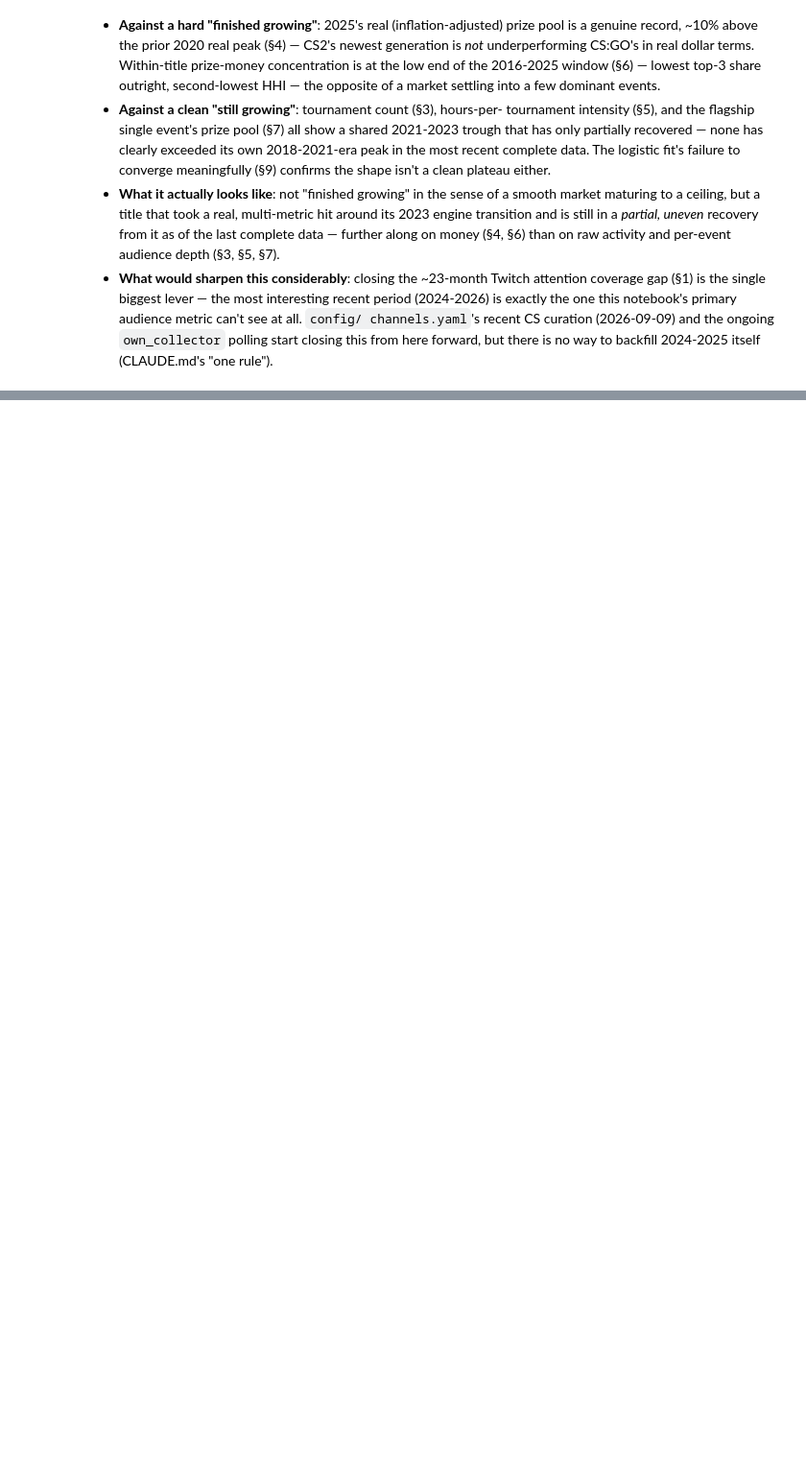
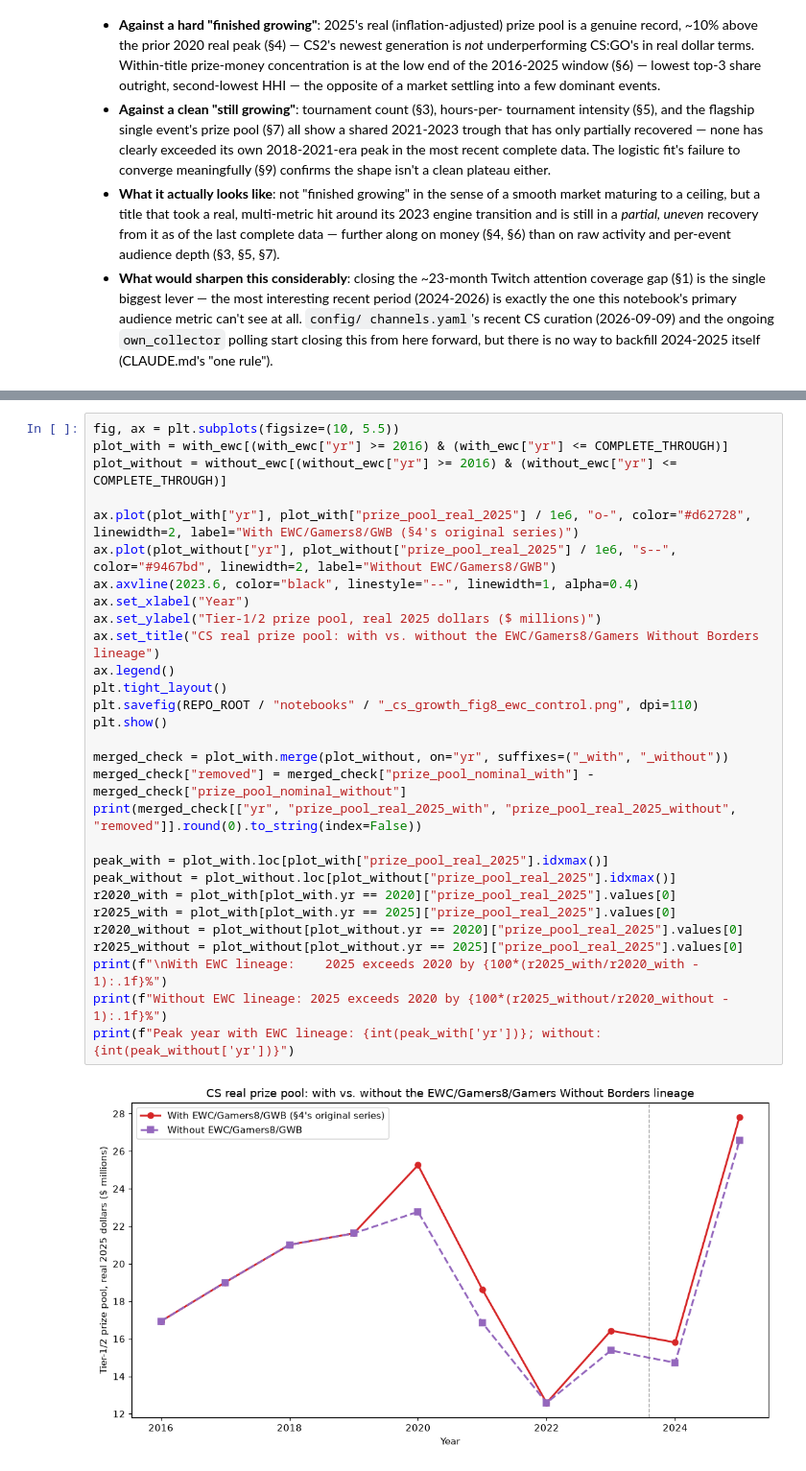
Before and after one commit to JacobH1994/fandomdatapuller, a Jupyter notebook: notebooks/cs_growth_trajectory.ipynb, the cells around one changed output, grey strips where cells are left out. Shown at 96% size. Drawn from its saved outputs; the diff is of its cells as text; blank space fills up the shorter version.

```diff
--- a/notebooks/cs_growth_trajectory.ipynb
+++ b/notebooks/cs_growth_trajectory.ipynb
@@ -581,0 +637,31 @@ avoid a false answer from any one of them (brief §5a):
+# %%
+fig, ax = plt.subplots(figsize=(10, 5.5))
+plot_with = with_ewc[(with_ewc["yr"] >= 2016) & (with_ewc["yr"] <= COMPLETE_THROUGH)]
+plot_without = without_ewc[(without_ewc["yr"] >= 2016) & (without_ewc["yr"] <= COMPLETE_THROUGH)]
+
+ax.plot(plot_with["yr"], plot_with["prize_pool_real_2025"] / 1e6, "o-", color="#d62728", linewidth=2, label="With EWC/Gamers8/GWB (§4's original series)")
+ax.plot(plot_without["yr"], plot_without["prize_pool_real_2025"] / 1e6, "s--", color="#9467bd", linewidth=2, label="Without EWC/Gamers8/GWB")
+ax.axvline(2023.6, color="black", linestyle="--", linewidth=1, alpha=0.4)
+ax.set_xlabel("Year")
+ax.set_ylabel("Tier-1/2 prize pool, real 2025 dollars ($ millions)")
+ax.set_title("CS real prize pool: with vs. without the EWC/Gamers8/Gamers Without Borders lineage")
+ax.legend()
+plt.tight_layout()
+plt.savefig(REPO_ROOT / "notebooks" / "_cs_growth_fig8_ewc_control.png", dpi=110)
+plt.show()
+
+merged_check = plot_with.merge(plot_without, on="yr", suffixes=("_with", "_without"))
+merged_check["removed"] = merged_check["prize_pool_nominal_with"] - merged_check["prize_pool_nominal_without"]
+print(merged_check[["yr", "prize_pool_real_2025_with", "prize_pool_real_2025_without", "removed"]].round(0).to_string(index=False))
+
+peak_with = plot_with.loc[plot_with["prize_pool_real_2025"].idxmax()]
+peak_without = plot_without.loc[plot_without["prize_pool_real_2025"].idxmax()]
+r2020_with = plot_with[plot_with.yr == 2020]["prize_pool_real_2025"].values[0]
+r2025_with = plot_with[plot_with.yr == 2025]["prize_pool_real_2025"].values[0]
+r2020_without = plot_without[plot_without.yr == 2020]["prize_pool_real_2025"].values[0]
+r2025_without = plot_without[plot_without.yr == 2025]["prize_pool_real_2025"].values[0]
+print(f"\nWith EWC lineage:    2025 exceeds 2020 by {100*(r2025_with/r2020_with - 1):.1f}%")
+print(f"Without EWC lineage: 2025 exceeds 2020 by {100*(r2025_without/r2020_without - 1):.1f}%")
+print(f"Peak year with EWC lineage: {int(peak_with['yr'])}; without: {int(peak_without['yr'])}")
+# %% [output]
+[figure, added]
```
Also changed, not shown: parts of 6 cells of this notebook, 1 other file.
